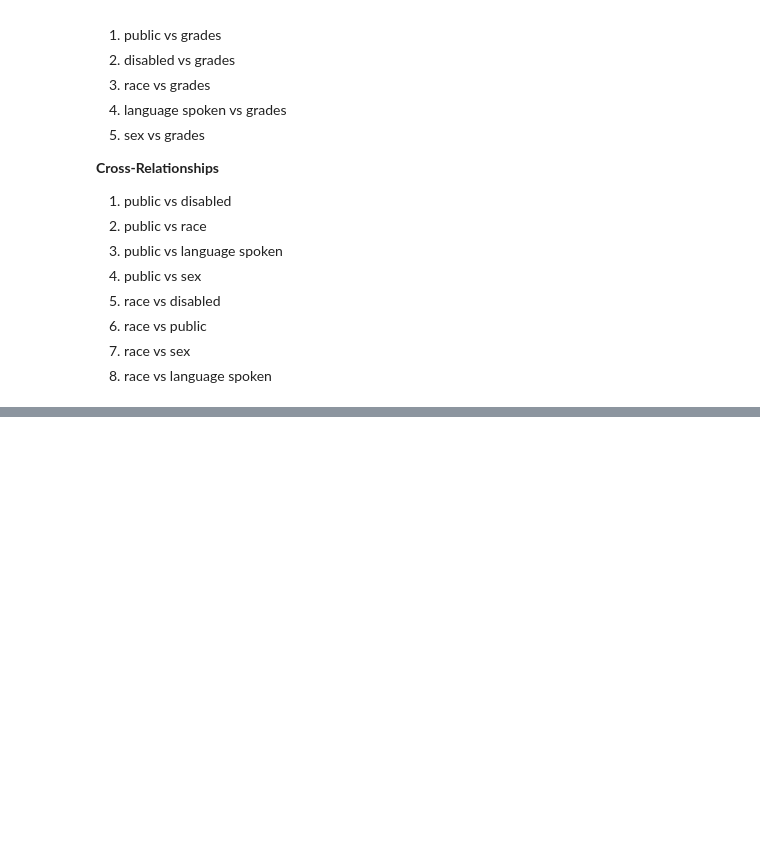
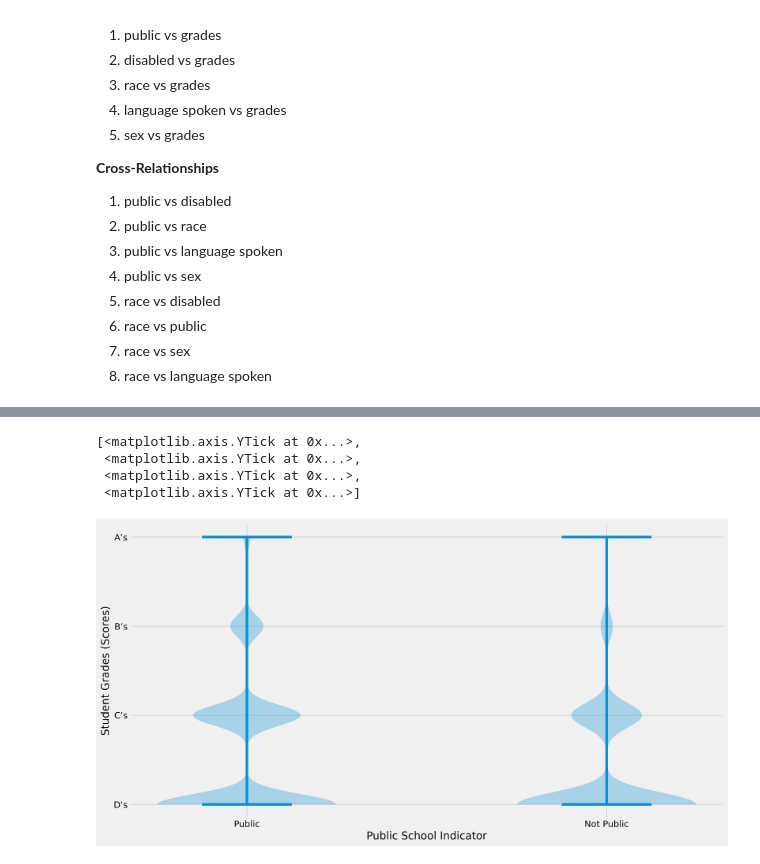
Before and after one commit to mattzhao-R/data-118, a Jupyter notebook: Project118_Fall22.ipynb, the cells around one changed output, grey strips where cells are left out. Cells and saved outputs as stored; diff of their text form; code cells hidden in the pictures; blank space fills up the shorter version.

```diff
--- a/Project118_Fall22.ipynb
+++ b/Project118_Fall22.ipynb
@@ -261,5 +262,5 @@ race_txt = """1 White, non-Hispanic
 """
 # %%
 lang_map = {int(val.split(' ')[0]):' '.join(val.split(' ')[1:]) for val in lang_txt.split('\n') if val != ''}
-grades_map = {int(val.split(' ')[0]):' '.join(val.split(' ')[1:]) for val in grades_txt.split('\n') if val != ''}
+grades_map = {int(val.split(' ')[0]):val.split(' ')[2] for val in grades_txt.split('\n') if val != ''}
 race_map = {int(val.split(' ')[0]):' '.join(val.split(' ')[1:]) for val in race_txt.split('\n') if val != ''}
@@ -297,0 +305,16 @@ ax2.boxplot(proj1_df[proj1_df['EDCPUB'] == 2]['SEGRADES'])
+# %%
+# sub1 done
+fig, ax = plt.subplots()
+fig.set_size_inches(15, 8)
+fig.set_dpi(250)
+ax.violinplot([pub,not_pub])
+ax.set_xlabel('Public School Indicator')
+ax.set_ylabel('Student Grades (Scores)')
+ax.set_xticks(ticks=[1,2],labels=['Public','Not Public'])
+ax.set_yticks(ticks=np.arange(4,0,-1),labels=list(grades_map.values())[1:-1])
+# %% [output]
+[<matplotlib.axis.YTick at 0x...>,
+ <matplotlib.axis.YTick at 0x...>,
+ <matplotlib.axis.YTick at 0x...>,
+ <matplotlib.axis.YTick at 0x...>]
+[figure, added]
```
Also changed, not shown: parts of 15 cells of this notebook.
